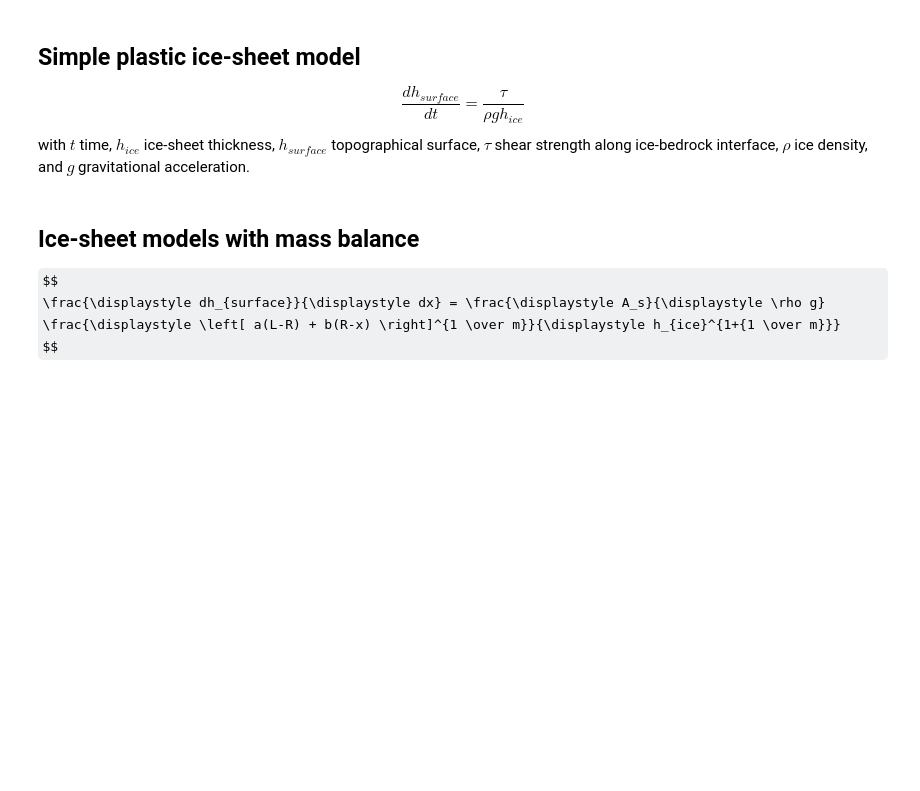
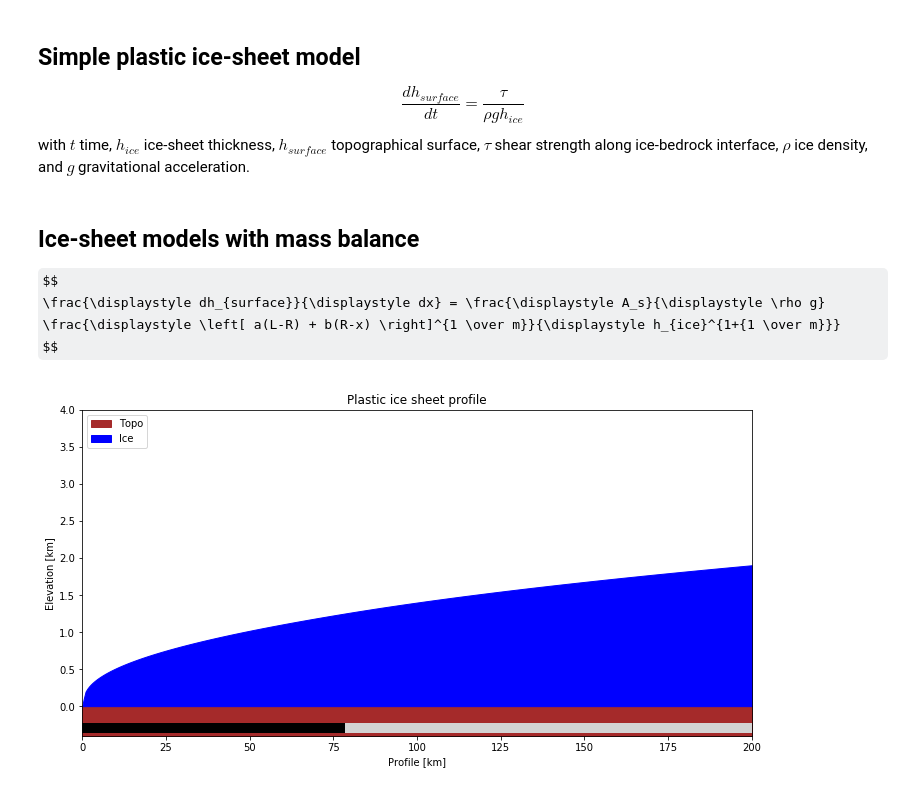
Before and after one commit to georgkaufmann/lecture_iceage, a Jupyter notebook: IceDyn_chap06_1_simpleice.ipynb, the cells around one changed output. Saved outputs shown, nothing was run; the diff lists cells and outputs as text; code cells hidden in the pictures; some formulas as TeX source; blank space fills up the shorter version.

```diff
--- a/IceDyn_chap06_1_simpleice.ipynb
+++ b/IceDyn_chap06_1_simpleice.ipynb
@@ -87,6 +90,9 @@ $$
  \frac{\displaystyle \left[ a(L-R) + b(R-x) \right]^{1 \over m}}{\displaystyle h_{ice}^{1+{1 \over m}}}
 $$
 # %%
+"""
+Mass-balance 2D ice-sheet model
+"""
 %matplotlib inline
 import numpy as np
 import scipy
@@ -132,38 +138,42 @@ def plot_profile(t1,t2,ela,abl,acc):
         #    dheight     = a * (acc*(profile[n-1]-float(i)*dx))**(1./m) / (density*gravity)/ice[i-1]**(1.+1./m)*dx
 
         if (profile[i] <= ela*1000):
-            dheight     = (a/(density*gravity)/ice[i-1]**(1.+1./m)*dx
-                        * (-abl*(ela*1000-float(i)*dx) + acc*(profile[n-1]-ela*1000))**(1./m))
+            dheight     = ((a/(density*gravity)/ice[i-1]**(1.+1./m)
+                        * (-abl*(ela*1000-float(i)*dx) + acc*(profile[n-1]-ela*1000))**(1./m)))*dx
         else:
-            dheight     = (a/(density*gravity)/ice[i-1]**(1.+1./m)*dx
-                        * (acc*(profile[n-1]-ela*1000))**(1./m))
+            dheight     = ((a/(density*gravity)/ice[i-1]**(1.+1./m)
+                        * (acc*(profile[n-1]-ela*1000))**(1./m)))*dx
 
         topo[i]  = topo[i-1] + dheight
         ice[i]   = topo[i] - bedrock[i]
     # plot time series
     plt.figure(figsize=(12.0, 6.0))
     plot1=plt.subplot2grid((3,2), (0,0), colspan=2,rowspan=3)
     #plot2=plt.subplot2grid((3,2), (1,0), colspan=2,rowspan=1)
     #plot3=plt.subplot2grid((3,2), (2,0), colspan=2,rowspan=1)
     plot1.set_xlabel('Profile [km]')
     plot1.set_ylabel('Elevation [km]')
     plot1.set_title('Plastic ice sheet profile')
-    plot1.fill_between(profile/1000,-0.1,bedrock/1000,color='brown',linestyle='-',linewidth=1,label='Topo')
+    plot1.fill_between(profile/1000,-0.4,bedrock/1000,color='brown',linestyle='-',linewidth=1,label='Topo')
     plot1.fill_between(profile/1000,bedrock/1000,topo/1000,color='blue',linestyle='-',linewidth=1,label='Ice')
+    plot1.plot([0,ela],[-0.3,-0.3],color='black',linestyle='-',linewidth=10)
+    plot1.plot([ela,200],[-0.3,-0.3],color='lightgray',linestyle='-',linewidth=10)
     plot1.set_xlim([0,200])
-    plot1.set_ylim([-0.1,4.0])
+    plot1.set_ylim([-0.4,4.0])
     #plot1.axes.get_xaxis().set_visible(False)
     #plot1.spines['bottom'].set_visible(False)
     plot1.legend(loc='upper left')
 
 #plot_profile(1000,1500)
 
 # call interactive module
 interactive_plot = interactive(plot_profile,
                                t1=widgets.FloatSlider(min=0,max=3,step=0.1,value=0,description='t1 [km]'),
                                t2=widgets.FloatSlider(min=0,max=3,step=0.1,value=0,description='t2 [km]'),
                                ela=widgets.IntSlider(min=0,max=200,step=10,value=0,description='ELA [km]'),
                                abl=widgets.FloatSlider(min=0,max=2,step=0.1,value=1,description='Ablation-zone [m/yr]'),
                                acc=widgets.FloatSlider(min=0,max=3,step=0.1,value=2,description='Accumulation-zone [m/yr]'))
 output = interactive_plot.children[-1]
 interactive_plot
+# %% [output]
+[figure, added]
```
Also changed, not shown: parts of 3 cells of this notebook, 4 other files.
